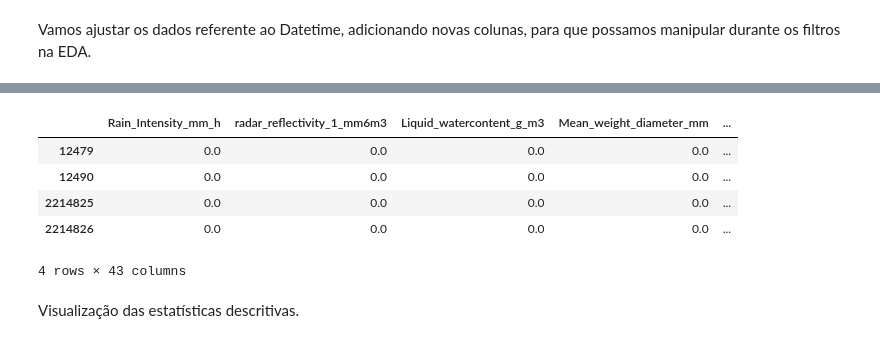
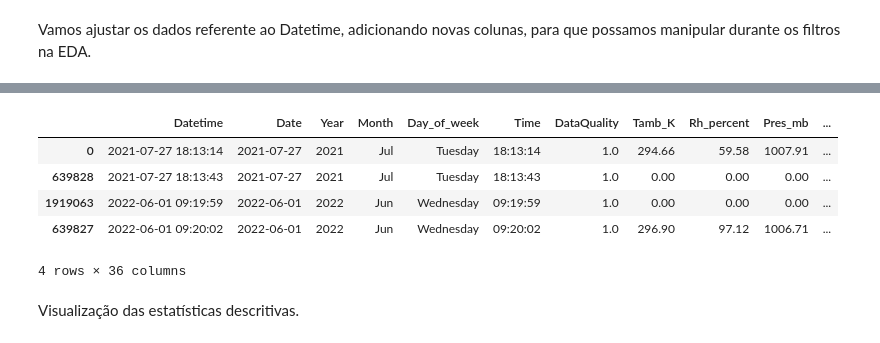
Before and after one commit to lourencocavalcante/Introduction-to-Data-Science, a Jupyter notebook: CAP394_2022_Pre_processando.ipynb, the cells around one changed output, grey strips where cells are left out. Cells and saved outputs as stored; diff of their text form; code cells hidden in the pictures.

```diff
--- a/CAP394_2022_Pre_processando.ipynb
+++ b/CAP394_2022_Pre_processando.ipynb
@@ -263 +307,4 @@ df_MP3000A_RD80_final['Rain_Intensity_mm_h'][df_MP3000A_RD80_final['Rain_Intensi
+# %%
+#Substituindo valores Nulos por 0 (zero)
+df_MP3000A_final.fillna(value = 0,  inplace = True)
 # %%
@@ -426,12 +440,8 @@ Index(['Datetime', 'Rain_Intensity_mm_h', 'radar_reflectivity_1_mm6m3',
 # %%
-df_MP3000A_RD80_final = df_MP3000A_RD80_final.reindex(columns=['Datetime', 'Date', 'Year', 'Month', 'Day_of_week', 'Time',
-       'session', 'Rain_Intensity_mm_h', 'radar_reflectivity_1_mm6m3',
-       'Liquid_watercontent_g_m3', 'Mean_weight_diameter_mm',
-       'Time_integration_s', 'Tamb_K', 'Rh_percent', 'Pres_mb', 'Tir_K',
+df_MP3000A_final = df_MP3000A_final.reindex(columns=['Datetime', 'Date', 'Year', 'Month', 'Day_of_week', 'Time','DataQuality','Tamb_K', 'Rh_percent', 'Pres_mb', 'Tir_K',
        'Ch_22_234', 'Ch_22_500', 'Ch_23_034', 'Ch_23_834', 'Ch_25_000',
        'Ch_26_234', 'Ch_28_000', 'Ch_30_000', 'Ch_51_248', 'Ch_51_760',
        'Ch_52_280', 'Ch_52_804', 'Ch_53_336', 'Ch_53_848', 'Ch_54_400',
        'Ch_54_940', 'Ch_55_500', 'Ch_56_020', 'Ch_56_660', 'Ch_57_288',
        'Ch_57_964', 'Ch_58_800', 'Int_Vapor_cm', 'Int_Liquid_mm',
-       'Cloud_Base_km', 'Light_Rain', 'Moderate_Rain', 'Heavy_Rain',
-       'Very_Heavy_Rain', 'Without_Rain', 'Class_Rain_id', 'Class_Rain','DataQuality'])
+       'Cloud_Base_km'])
@@ -455,0 +472,3 @@ df_MP3000A_RD80_final = df_MP3000A_RD80_final.sort_values(by=['Datetime'])
+# %%
+df_rd80_joss = df_rd80_joss.sort_values(by=['Datetime'])
+df_MP3000A_final = df_MP3000A_final.sort_values(by=['Datetime'])
@@ -456,13 +486,13 @@ df_MP3000A_RD80_final = df_MP3000A_RD80_final.sort_values(by=['Datetime'])
 # %%
 #Vamos visualizar as primeiras 2 e últimas 2 linhas dos dados
-df_MP3000A_RD80_final.loc[df_MP3000A_RD80_final['DataQuality'] > 0].head(n=2).append(df_MP3000A_RD80_final.loc[df_MP3000A_RD80_final['DataQuality'] > 0].tail(n=2))
+df_MP3000A_final.loc[df_MP3000A_final['DataQuality'] > 0].head(n=2).append(df_MP3000A_final.loc[df_MP3000A_final['DataQuality'] > 0].tail(n=2))
 # %% [output]
-|  | Rain_Intensity_mm_h | radar_reflectivity_1_mm6m3 | Liquid_watercontent_g_m3 | Mean_weight_diameter_mm | ... |
-| 12479 | 0.0 | 0.0 | 0.0 | 0.0 | ... |
-| 12490 | 0.0 | 0.0 | 0.0 | 0.0 | ... |
-| 2214825 | 0.0 | 0.0 | 0.0 | 0.0 | ... |
-| 2214826 | 0.0 | 0.0 | 0.0 | 0.0 | ... |
+|  | Datetime | Date | Year | Month | Day_of_week | Time | DataQuality | Tamb_K | Rh_percent | Pres_mb | ... |
+| 0 | 2021-07-27 18:13:14 | 2021-07-27 | 2021 | Jul | Tuesday | 18:13:14 | 1.0 | 294.66 | 59.58 | 1007.91 | ... |
+| 639828 | 2021-07-27 18:13:43 | 2021-07-27 | 2021 | Jul | Tuesday | 18:13:43 | 1.0 | 0.00 | 0.00 | 0.00 | ... |
+| 1919063 | 2022-06-01 09:19:59 | 2022-06-01 | 2022 | Jun | Wednesday | 09:19:59 | 1.0 | 0.00 | 0.00 | 0.00 | ... |
+| 639827 | 2022-06-01 09:20:02 | 2022-06-01 | 2022 | Jun | Wednesday | 09:20:02 | 1.0 | 296.90 | 97.12 | 1006.71 | ... |
-4 rows × 43 columns
+4 rows × 36 columns
 # %% [markdown]
 Visualização das estatísticas descritivas.
 # %%
```
Also changed, not shown: parts of 41 cells of this notebook.
